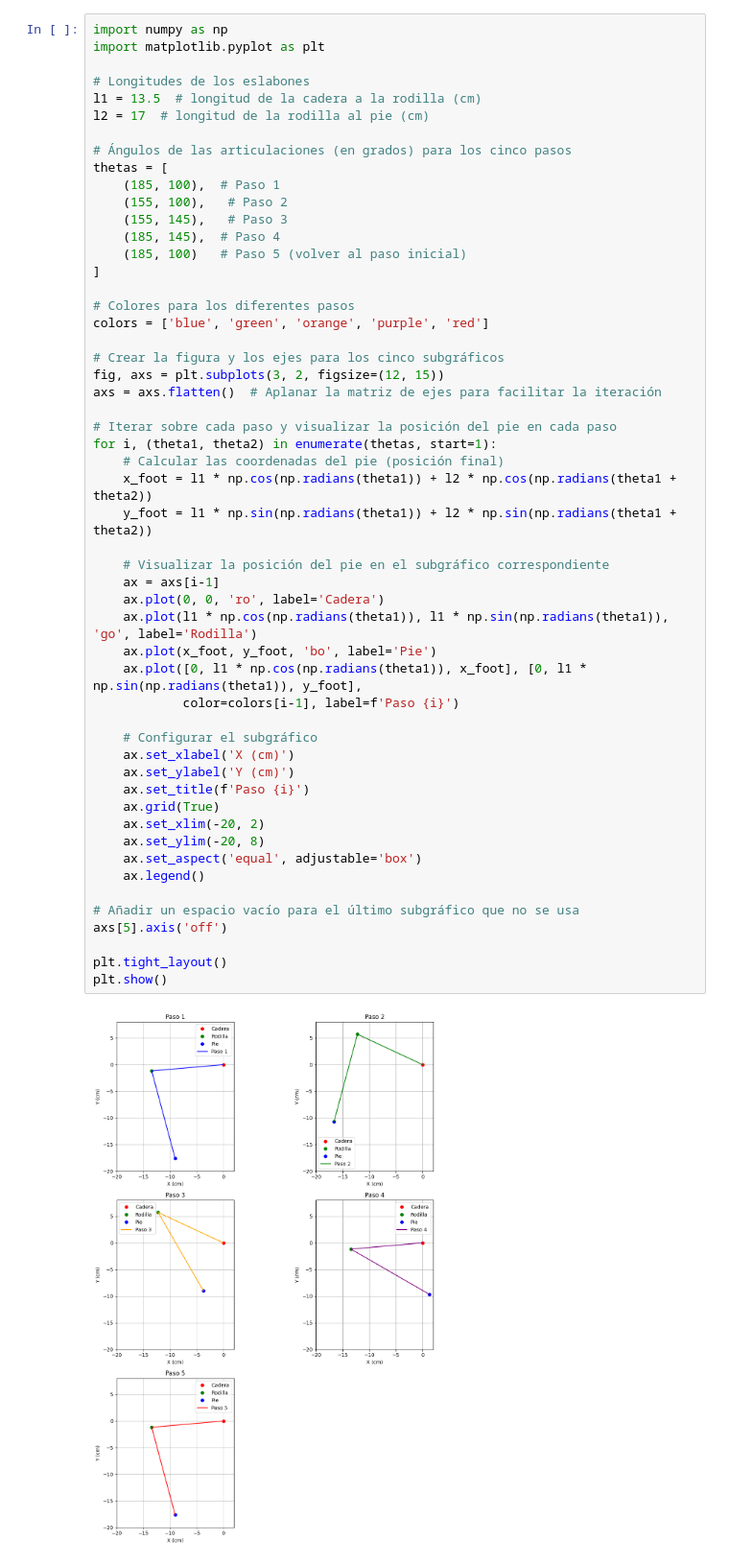
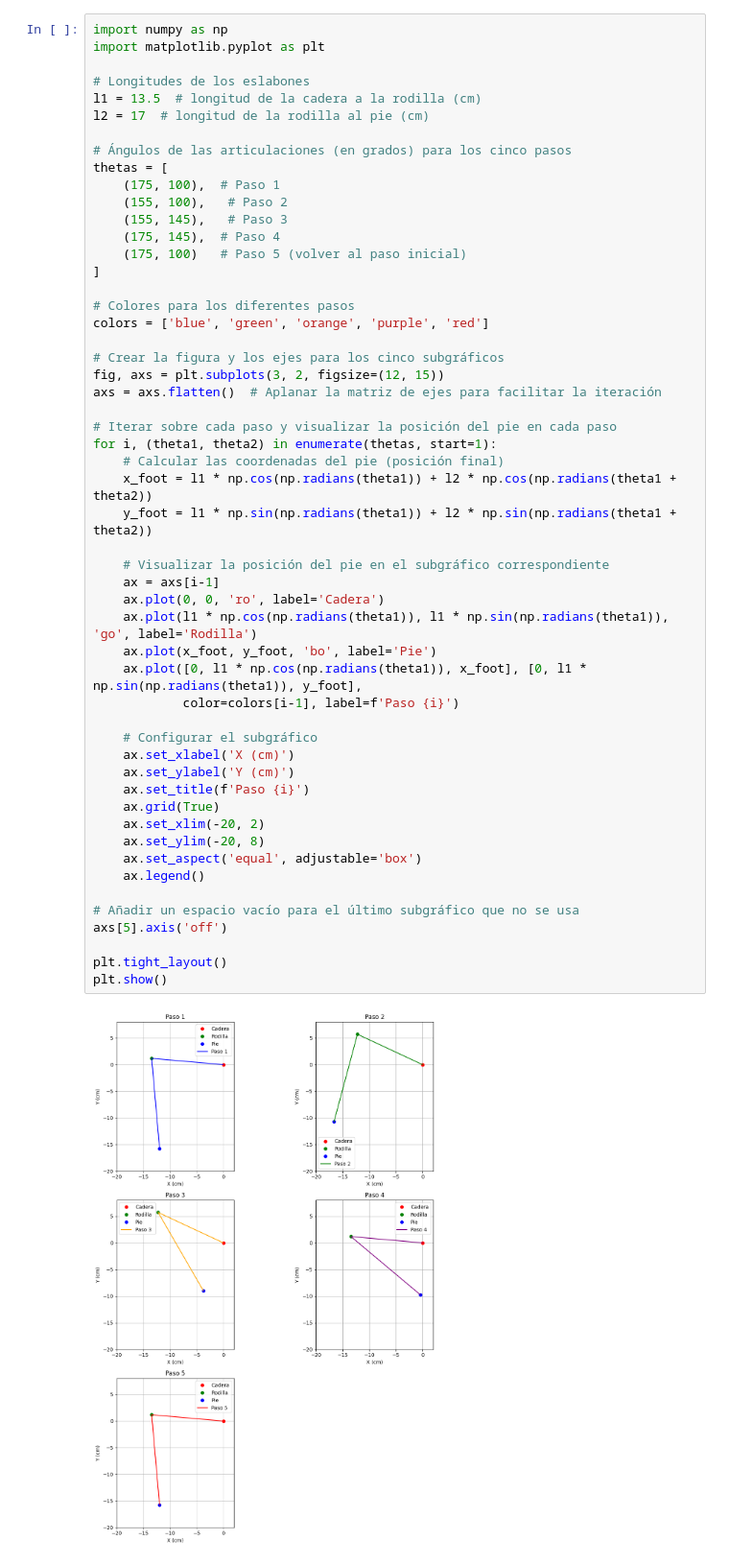
Before and after one commit to 1600215/RLP-VoxCan, a Jupyter notebook: motion/motion.ipynb, the cells around one changed output. Shown at 96% size. Drawn from its saved outputs; the diff is of its cells as text.

```diff
--- a/motion/motion.ipynb
+++ b/motion/motion.ipynb
@@ -8,11 +8,11 @@ l2 = 17  # longitud de la rodilla al pie (cm)
 
 # Ángulos de las articulaciones (en grados) para los cinco pasos
 thetas = [
-    (185, 100),  # Paso 1
+    (175, 100),  # Paso 1
     (155, 100),   # Paso 2
     (155, 145),   # Paso 3
-    (185, 145),  # Paso 4
-    (185, 100)   # Paso 5 (volver al paso inicial)
+    (175, 145),  # Paso 4
+    (175, 100)   # Paso 5 (volver al paso inicial)
 ]
 
 # Colores para los diferentes pasos
@@ -25,31 +25,31 @@ axs = axs.flatten()  # Aplanar la matriz de ejes para facilitar la iteración
 # Iterar sobre cada paso y visualizar la posición del pie en cada paso
 for i, (theta1, theta2) in enumerate(thetas, start=1):
     # Calcular las coordenadas del pie (posición final)
     x_foot = l1 * np.cos(np.radians(theta1)) + l2 * np.cos(np.radians(theta1 + theta2))
     y_foot = l1 * np.sin(np.radians(theta1)) + l2 * np.sin(np.radians(theta1 + theta2))
 
     # Visualizar la posición del pie en el subgráfico correspondiente
     ax = axs[i-1]
     ax.plot(0, 0, 'ro', label='Cadera')
     ax.plot(l1 * np.cos(np.radians(theta1)), l1 * np.sin(np.radians(theta1)), 'go', label='Rodilla')
     ax.plot(x_foot, y_foot, 'bo', label='Pie')
     ax.plot([0, l1 * np.cos(np.radians(theta1)), x_foot], [0, l1 * np.sin(np.radians(theta1)), y_foot],
             color=colors[i-1], label=f'Paso {i}')
 
     # Configurar el subgráfico
     ax.set_xlabel('X (cm)')
     ax.set_ylabel('Y (cm)')
     ax.set_title(f'Paso {i}')
     ax.grid(True)
     ax.set_xlim(-20, 2)
     ax.set_ylim(-20, 8)
     ax.set_aspect('equal', adjustable='box')
     ax.legend()
 
 # Añadir un espacio vacío para el último subgráfico que no se usa
 axs[5].axis('off')
 
 plt.tight_layout()
 plt.show()
 # %% [output]
-[figure, old version]
+[figure, new version]
```
Also changed, not shown: parts of 7 cells of this notebook.
